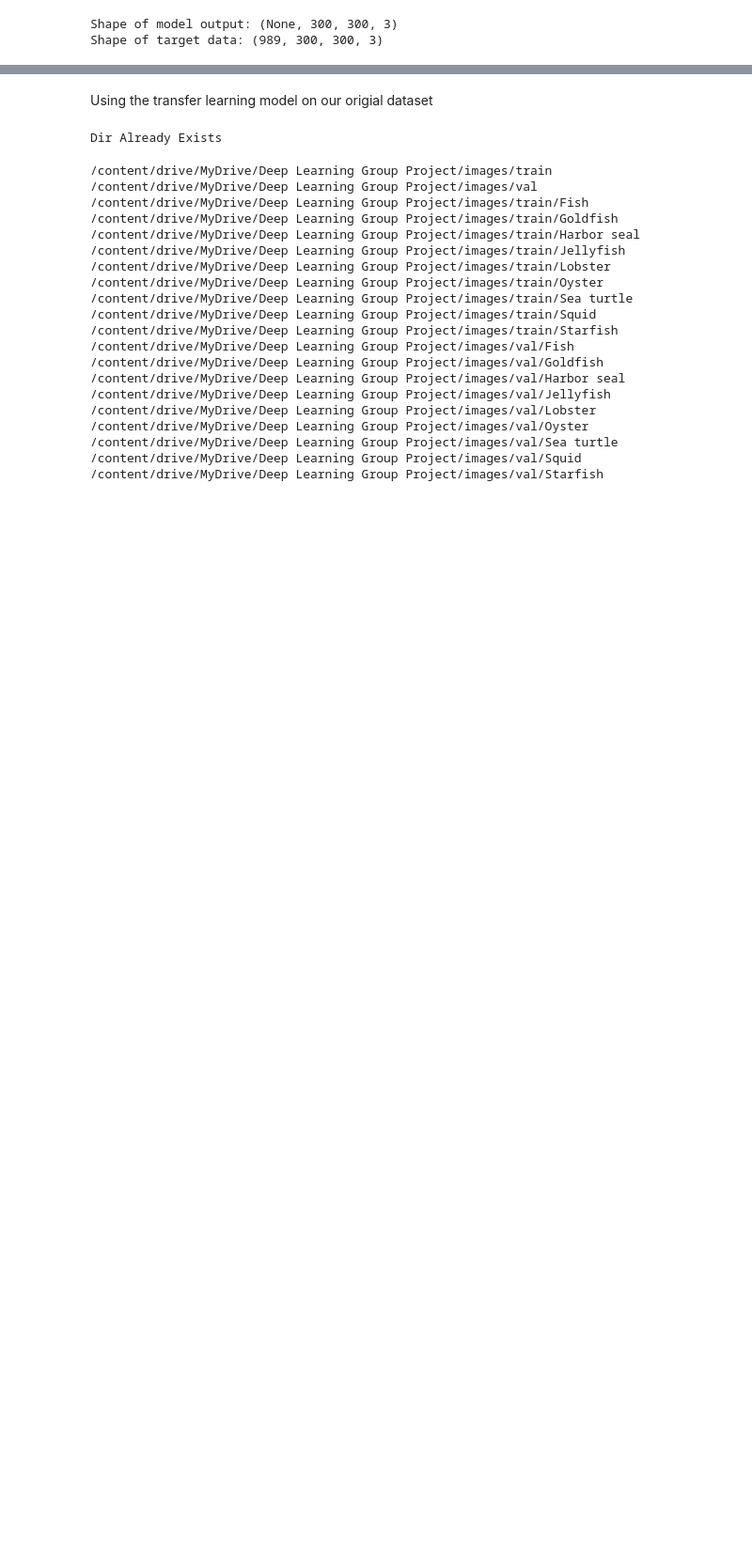
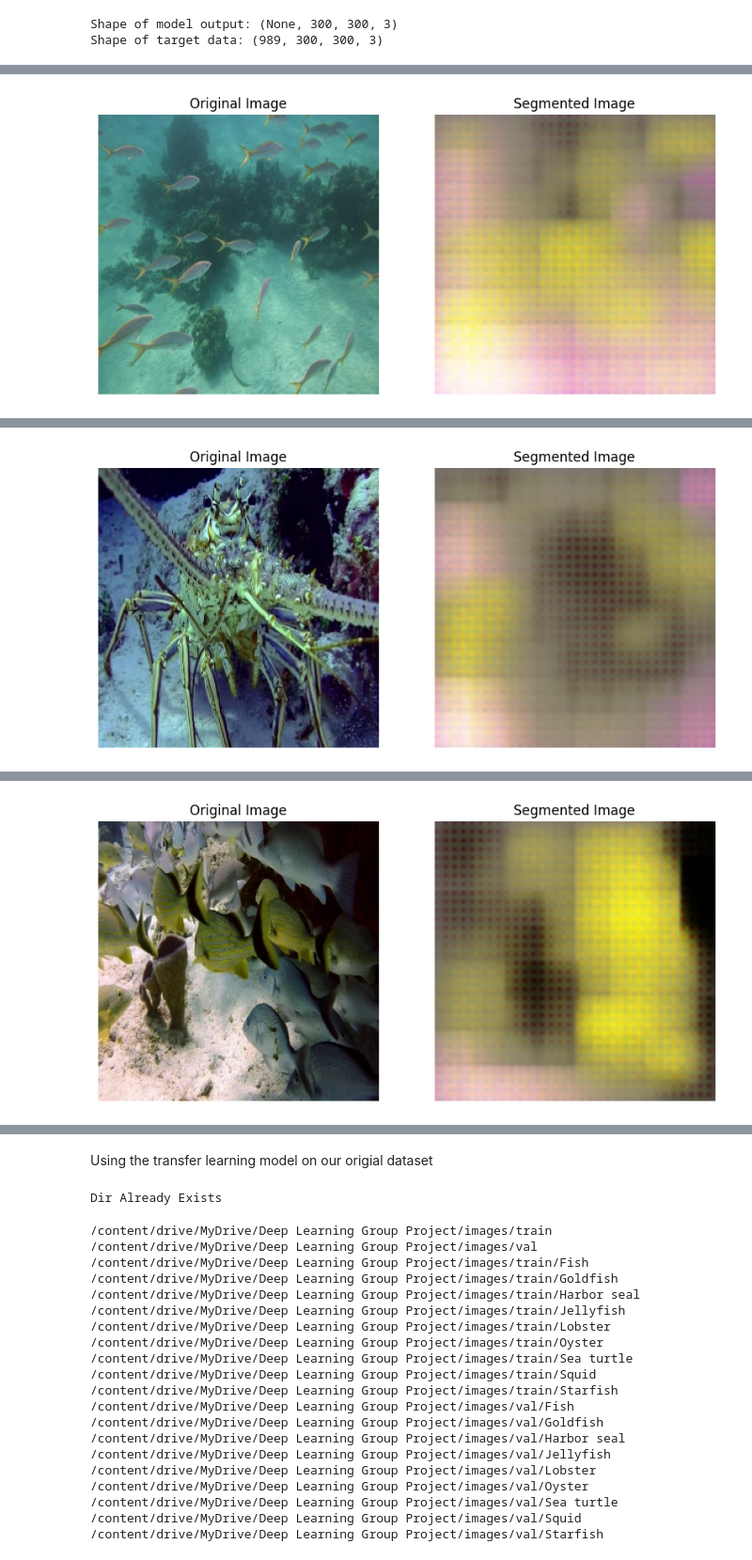
Before and after one commit to justinytchui/FinalProjectADS, a Jupyter notebook: Transfer_learning_inception_cnn.ipynb, the cells around one changed output, grey strips where cells are left out. Shown at 94% size. Drawn from its saved outputs; the diff is of its cells as text; code cells hidden in the pictures; blank space fills up the shorter version.

```diff
--- a/Transfer_learning_inception_cnn.ipynb
+++ b/Transfer_learning_inception_cnn.ipynb
@@ -192 +192,23 @@ Epoch 5/5
 <keras.src.callbacks.History at 0x...>
+# %%
+def show_segmented_images(model, images):
+    for image in images:
+        # Perform segmentation
+        segmented_image = model.predict(np.expand_dims(image, axis=0))
+
+        # Plot original and segmented images
+        plt.figure(figsize=(10, 5))
+        plt.subplot(1, 2, 1)
+        plt.imshow(image)
+        plt.title('Original Image')
+        plt.axis('off')
+
+        plt.subplot(1, 2, 2)
+        plt.imshow(segmented_image[0])
+        plt.title('Segmented Image')
+        plt.axis('off')
+
+        plt.show()
+# %%
+show_segmented_images(model, Transformation_Image[:5])
+# %% [output]
@@ -192,0 +216 @@ Epoch 5/5
+[figure, added]
@@ -192,0 +218 @@ Epoch 5/5
+[figure, added]
@@ -192,0 +220 @@ Epoch 5/5
+[figure, added]
```
Also changed, not shown: parts of 4 cells of this notebook.
